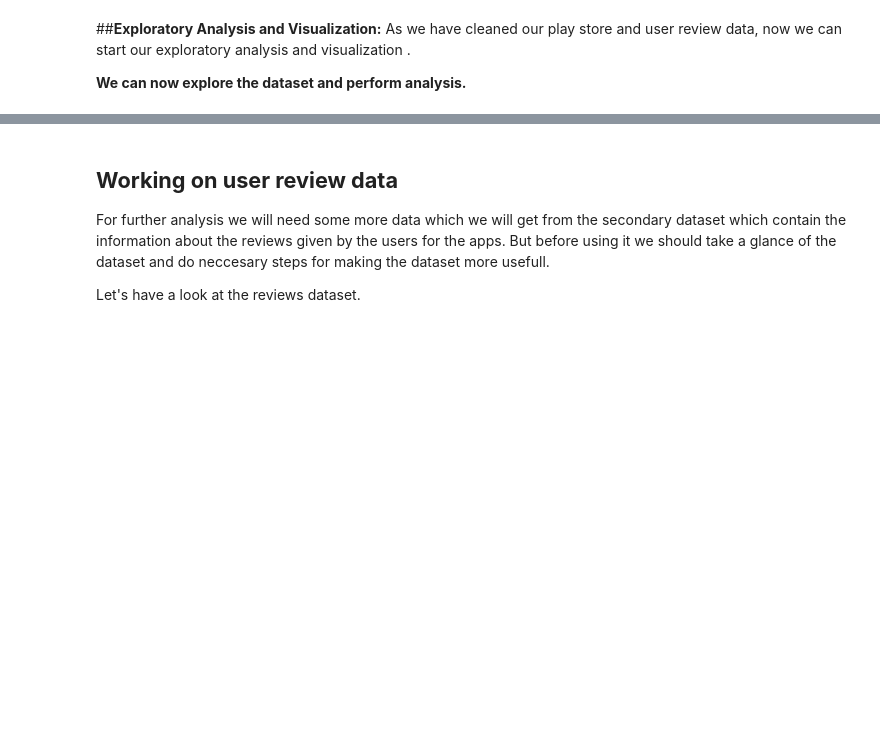
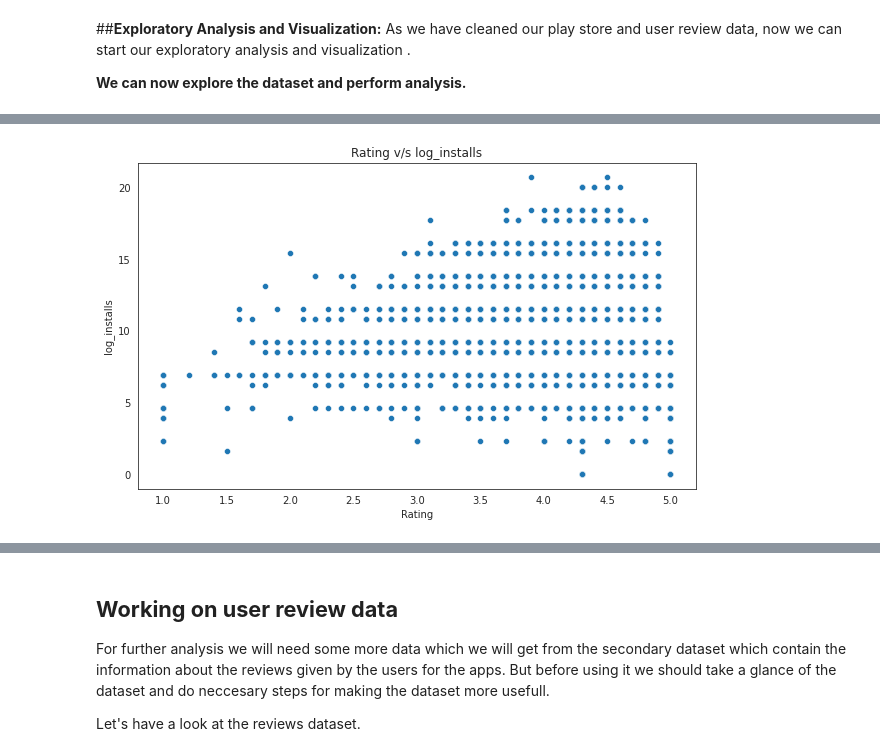
Before and after one commit to harishgawade1999/Playstore-App-Review-Analysis-, a Jupyter notebook: Harish_Play_Store_App_Review_Analysis_Capstone_Project.ipynb, the cells around one changed output, grey strips where cells are left out. Drawn from its saved outputs; the diff is of its cells as text; code cells hidden in the pictures; blank space fills up the shorter version.

```diff
--- a/Harish_Play_Store_App_Review_Analysis_Capstone_Project.ipynb
+++ b/Harish_Play_Store_App_Review_Analysis_Capstone_Project.ipynb
@@ -121,3 +126,6 @@ Missing values are caused by incomplete data. It is important to handle missing
+# %%
+# droping duplicates
+apps_data.drop_duplicates("App", inplace=True)
 # %%
 # checking the columns which have missing values
 columns_with_missing_values = apps_data.columns[apps_data.isnull().any()]
@@ -388,4 +356,0 @@ plt.plot()
-# %%
-apps_data['Last Updated'] = pd.to_datetime(apps_data['Last Updated'], format="%Y-%m-%d")
-# printing dataframe
-print(apps_data.dtypes)
@@ -404,0 +425,9 @@ dtype: object
+# %%
+# scatter plot Rating v/s log_installs
+fig, ax = plt.subplots(figsize=(10,6))
+sns.scatterplot(x="Rating", y="log_installs", data=apps_data)
+
+# set title
+plt.title("Rating v/s log_installs");
+# %% [output]
+[figure, added]
```
Also changed, not shown: parts of 35 cells of this notebook.
